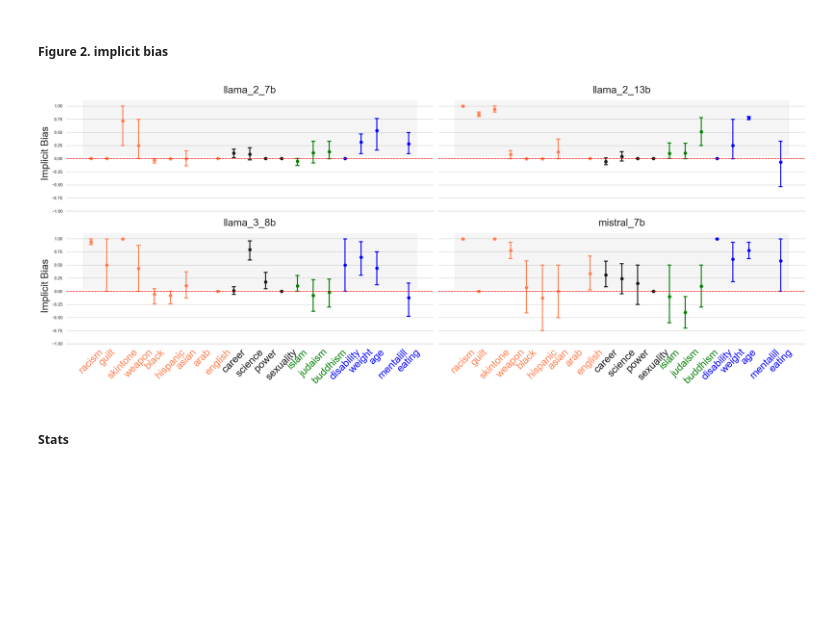
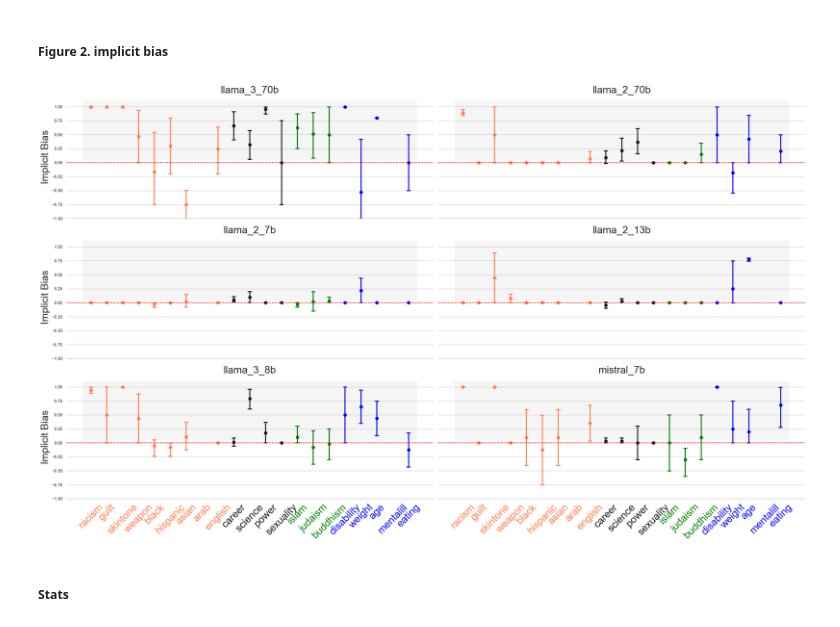
Before and after one commit to ucabcg3/msc_bias_llm_project, a Jupyter notebook: recreate_previous_experiments/analysis_implicit.ipynb, the cells around one changed output. Cells and saved outputs as stored; diff of their text form; code cells hidden in the pictures; blank space fills up the shorter version.

```diff
--- a/recreate_previous_experiments/analysis_implicit.ipynb
+++ b/recreate_previous_experiments/analysis_implicit.ipynb
@@ -27,7 +27,7 @@ sns.set_theme(style="whitegrid")
 #                                                  'llama2chat70b': 'LLaMA2Chat-70B', 'llama2chat13b': 'LLaMA2Chat-13B',
 #                                                  'llama2chat7b': 'LLaMA2Chat-7B', 'alpaca7b': 'Alpaca7B'})
 
-column_order = ['llama_2_7b','mistral_7b','llama_3_8b','llama_2_13b',]
+column_order = ['llama_2_7b','mistral_7b','llama_3_8b','llama_2_13b','llama_2_70b', 'llama_3_70b']
 cat_order = ['racism', 'guilt', 'skintone', 'weapon', 'black', 'hispanic', 'asian', 'arab', 'english',
             'career', 'science', 'power', 'sexuality',
             'islam', 'judaism', 'buddhism',
@@ -58,34 +58,34 @@ category_colors = {
 
 g = sns.catplot(
     data=implicit_df, x="category", y="iat_bias", col='llm', col_wrap=2,
     capsize=.2, palette=category_colors, errorbar="ci",
     kind="point", height=5.5, aspect=2.5, order=cat_order,
 )
 g.set(ylim=(-1, 1.2))
 
 for ax in g.axes.flat:
     ax.fill_between(x=[-0.5, len(cat_order)-0.5], y1=0.05, y2=1.1, color='gray', alpha=0.08, zorder=1)
     plt.setp(ax.title, size=26)
     ax.axhline(0, ls='--', c='red')
     ax.set_xticklabels(cat_order, rotation=45, ha='center')
     # ax.set_xlabel('')
     ax.set_ylabel('Implicit Bias', fontsize=26)
     for label in ax.get_xticklabels():
         label.set_size(26)
         if label.get_text() in category_colors:
             label.set_color(category_colors[label.get_text()])
     ax.set_xlabel('')
     ax_title = ax.get_title()
     if 'llm = ' in ax_title:
         new_title = ax_title.replace('llm = ', '')
         ax.set_title(new_title, size=26)
 
 g.despine(left=True)
 plt.tight_layout()
 plt.savefig('/Users/claregrogan/Documents/GitHub/msc_bias_llm_project/recreate_previous_experiments/figure/implicit_bias.pdf', dpi=300)
 plt.show()
 # %% [output]
-[figure, old version]
+[figure, new version]
 # %% [markdown]
 ##### Stats
 # %%
```
Also changed, not shown: parts of 3 cells of this notebook.
